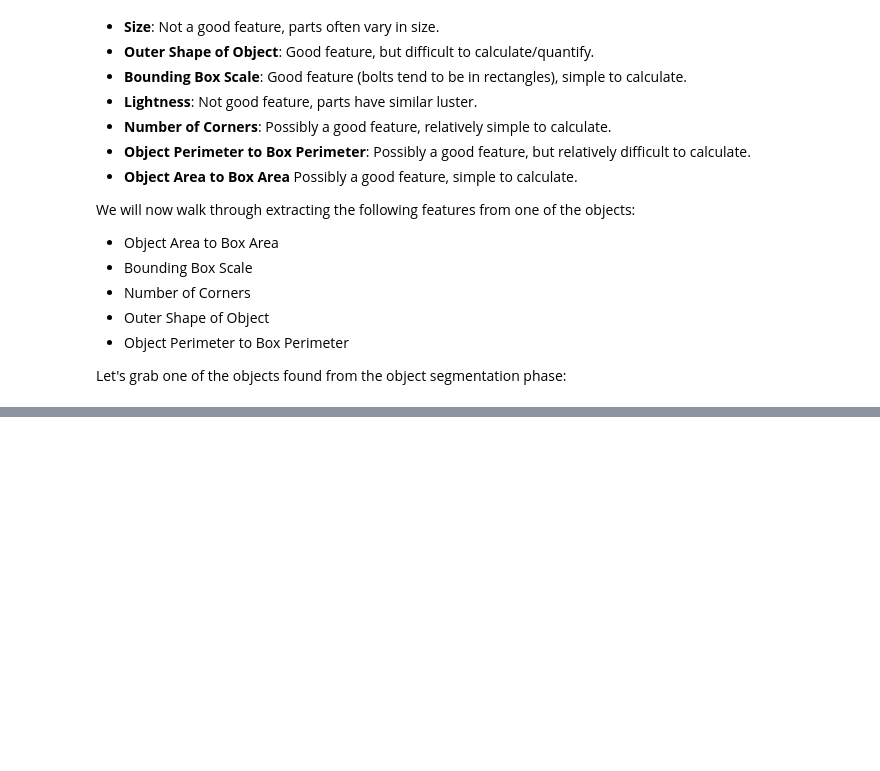
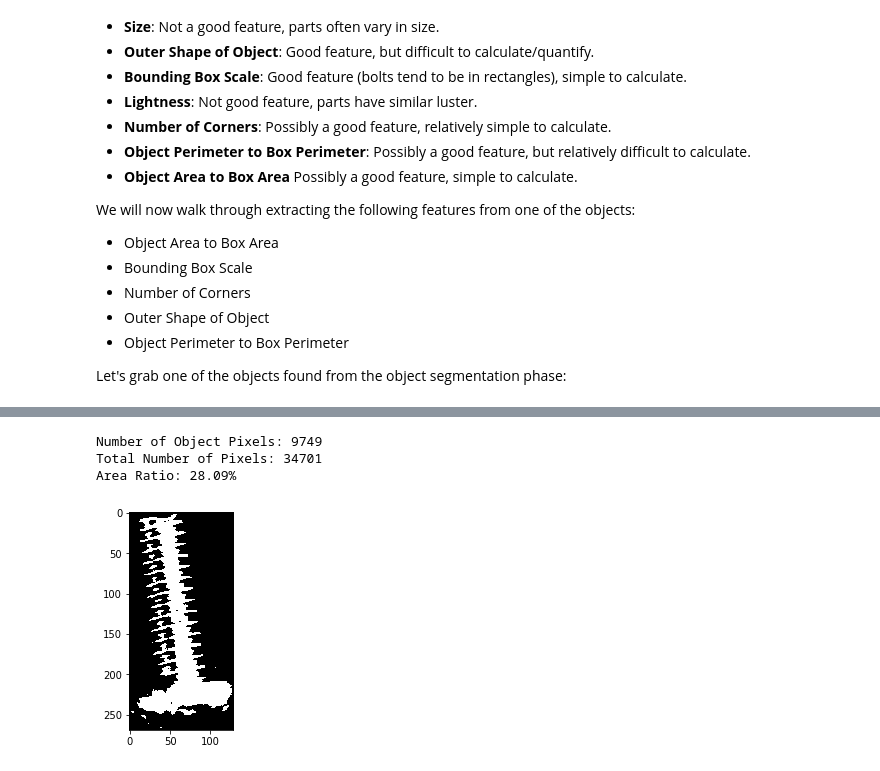
Before and after one commit to mtfuller/CS4732-Nuts-and-Bolts, a Jupyter notebook: Nuts and Bolts Project.ipynb, the cells around one changed output, grey strips where cells are left out. Saved outputs shown, nothing was run; the diff lists cells and outputs as text; code cells hidden in the pictures; blank space fills up the shorter version.

```diff
--- a/Nuts and Bolts Project.ipynb
+++ b/Nuts and Bolts Project.ipynb
@@ -155,0 +165,18 @@ plt.imshow(part_img)
+# %%
+ret,th1 = cv2.threshold(cv2.cvtColor(part_img, cv2.COLOR_BGR2GRAY),127,255,cv2.THRESH_BINARY)
+plt.imshow(th1, cmap='gray')
+
+pixels_object = np.count_nonzero(th1)
+pixels_box = th1.shape[0]*th1.shape[1]
+
+print("Number of Object Pixels:",pixels_object)
+print("Total Number of Pixels:",pixels_box)
+
+area_ratio = pixels_object / pixels_box
+
+print("Area Ratio:","{:3.2f}%".format(area_ratio*100))
+# %% [output]
+Number of Object Pixels: 9749
+Total Number of Pixels: 34701
+Area Ratio: 28.09%
+[figure, added]
```
Also changed, not shown: parts of 13 cells of this notebook.
